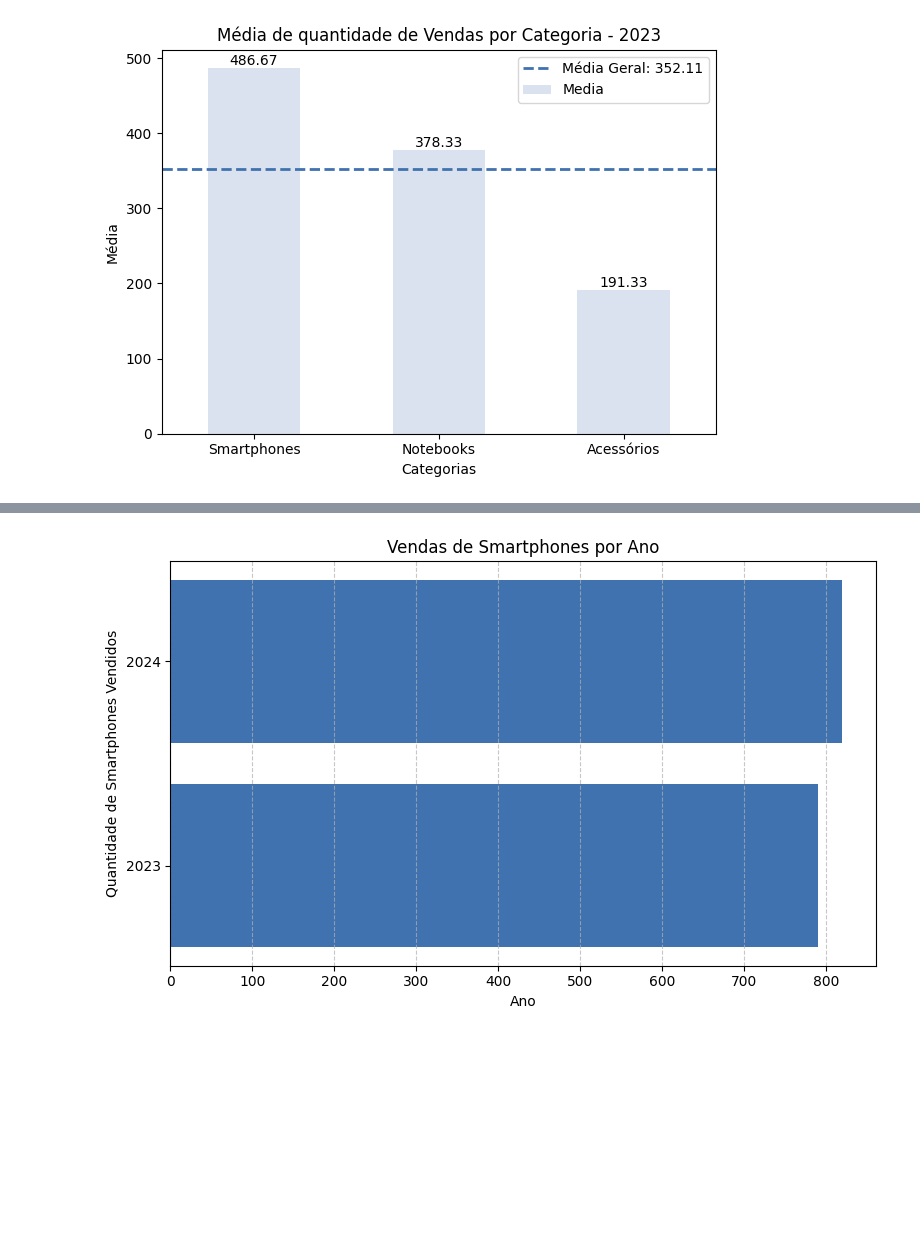
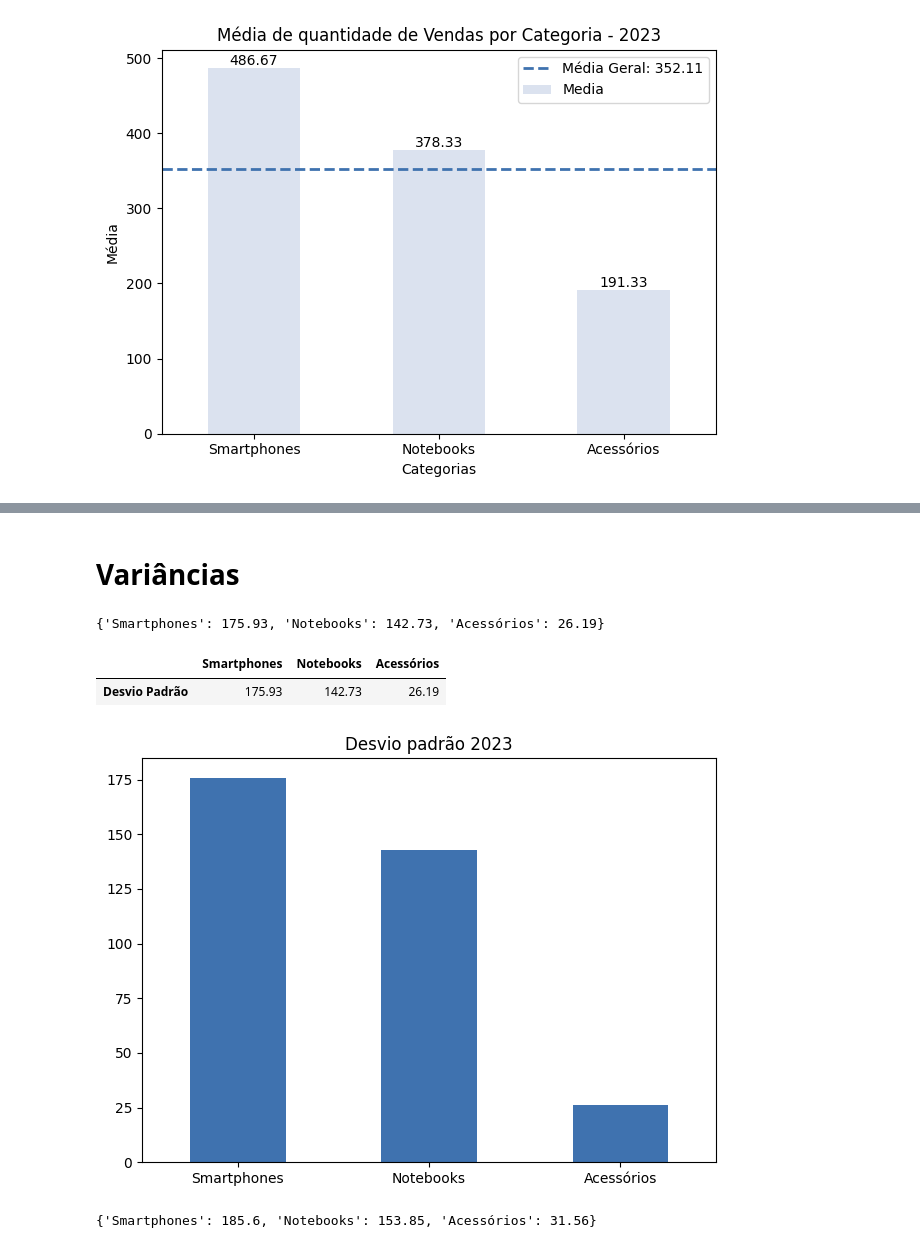
Before and after one commit to DanielBorbafs/adventury_motors, a Jupyter notebook: notebook/analise.ipynb, the cells around one changed output, grey strips where cells are left out. Drawn from its saved outputs; the diff is of its cells as text; code cells hidden in the pictures; blank space fills up the shorter version.

```diff
--- a/notebook/analise.ipynb
+++ b/notebook/analise.ipynb
@@ -292,18 +345,40 @@ plt.show()
-# %%
-import matplotlib.pyplot as plt
-
-# Suponha que esse seja seu DataFrame
-smartphones_ano = df_vendas[['Ano', 'Smartphones']]
-
-# Gráfico de barras
-plt.figure(figsize=(8, 5))
-plt.barh(smartphones_ano['Ano'].astype(str), smartphones_ano['Smartphones'], color='#3F72AF')
-
-plt.xlabel('Ano')
-plt.ylabel('Quantidade de Smartphones Vendidos')
-plt.title('Vendas de Smartphones por Ano')
-plt.grid(axis='x', linestyle='--', alpha=0.7)
-plt.tight_layout()
-plt.show()
-# %% [output]
-[figure, removed]
+# %% [markdown]
+# Variâncias
+# %%
+
+smartphone_desv2023 =  df_vendas_2023['Smartphones']
+notebooks_desv2023 = df_vendas_2023['Notebooks']
+acessorios_desv2023 = df_vendas_2023['Acessórios']
+# %%
+smartphone_desv2023 = round(statistics.stdev(smartphone_desv2023),2)
+notebooks_desv2023 = round(statistics.stdev(notebooks_desv2023),2)
+acessorios_desv2023 = round(statistics.stdev(acessorios_desv2023),2)
+# %%
+lista_categorias = ['Smartphones', 'Notebooks', 'Acessórios']
+lista_variancias = [smartphone_desv2023, notebooks_desv2023, acessorios_desv2023]
+
+dict_variance_2023 = {}
+
+
+for categoria, desvio in zip(lista_categorias, lista_variancias):
+    dict_variance_2023[categoria] = desvio
+
+dict_variance_2023
+# %% [output]
+{'Smartphones': 175.93, 'Notebooks': 142.73, 'Acessórios': 26.19}
+# %%
+df_desvio2023 = pd.DataFrame(dict_variance_2023, index=['Desvio Padrão'])
+df_desvio2023
+# %% [output]
+|  | Smartphones | Notebooks | Acessórios |
+| Desvio Padrão | 175.93 | 142.73 | 26.19 |
+# %%
+ax = df_desvio2023.T.plot(kind='bar', legend=False, color='#3F72AF')
+
+plt.title('Desvio padrão 2023')
+plt.xticks(rotation=0)
+plt.tight_layout()
+plt.savefig('../outputs/desvio_padrao_2023.png', dpi=300, bbox_inches='tight')
+plt.show()
+# %% [output]
+[figure, added]
@@ -309,0 +394,13 @@ plt.show()
+# %%
+lista_categorias = ['Smartphones', 'Notebooks', 'Acessórios']
+lista_variancias = [smartphone_desv2024, notebooks_desv2024, acessorios_desv2024]
+
+dict_variance_2024 = {}
+
+
+for categoria, desvio in zip(lista_categorias, lista_variancias):
+    dict_variance_2024[categoria] = desvio
+
+dict_variance_2024
+# %% [output]
+{'Smartphones': 185.6, 'Notebooks': 153.85, 'Acessórios': 31.56}
```
Also changed, not shown: parts of 16 cells of this notebook, 6 other files.
